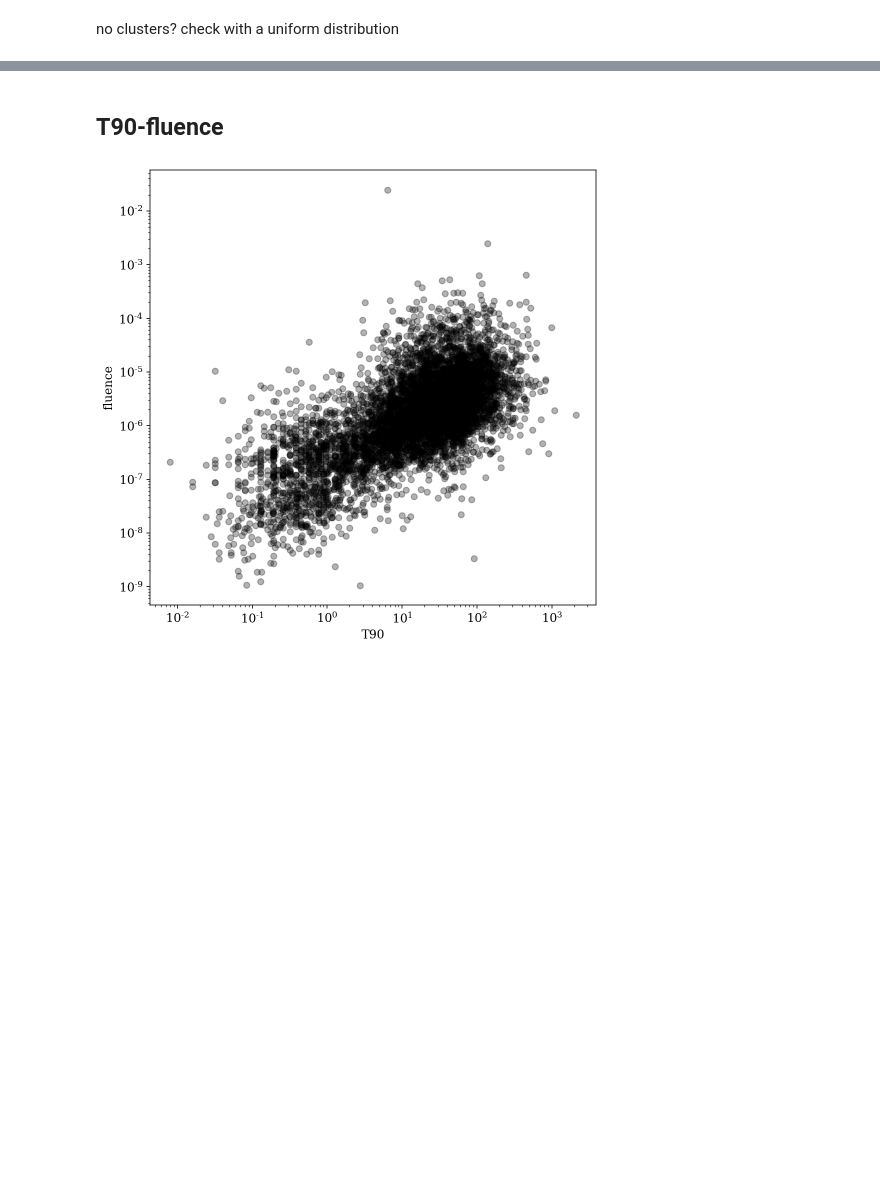
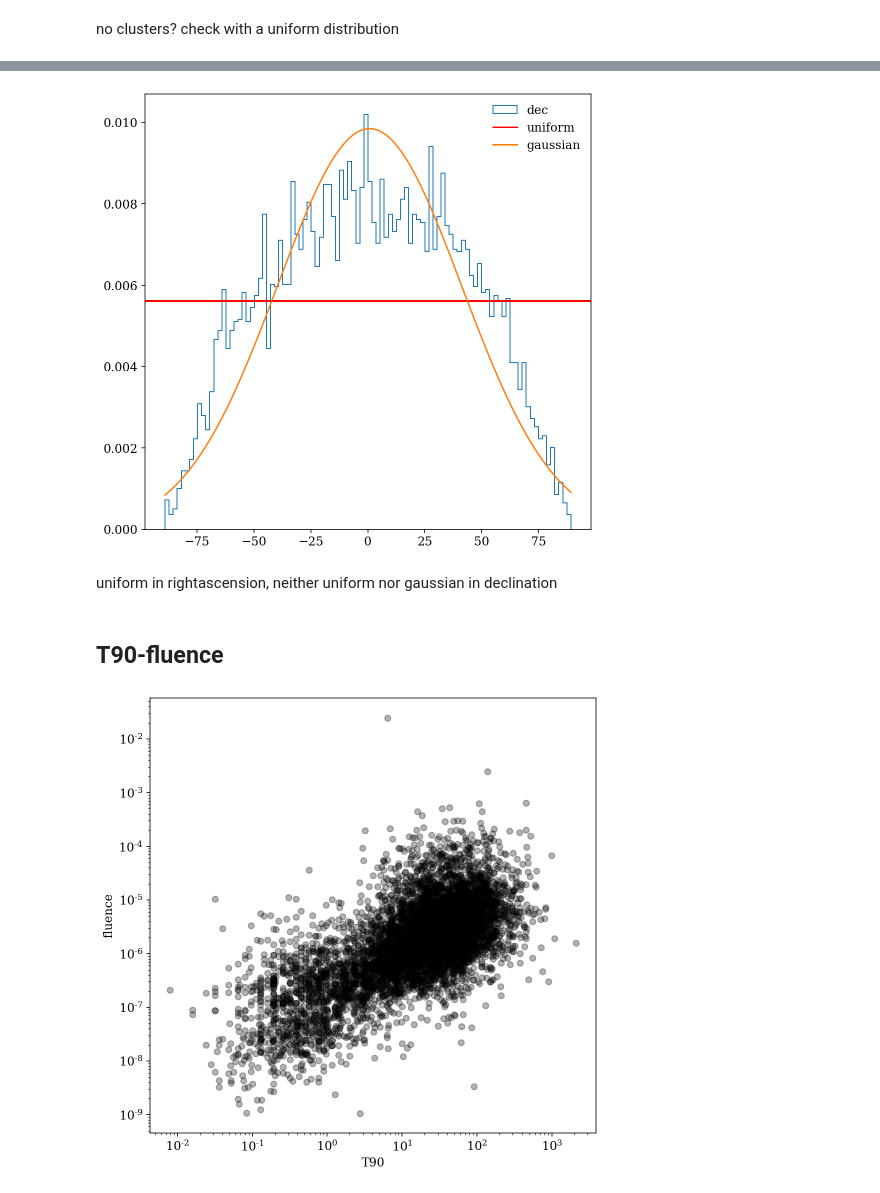
Before and after one commit to asantini29/astrostatistics_bicocca_2022, a Jupyter notebook: working/L14_GRB.ipynb, the cells around one changed output, grey strips where cells are left out. Drawn from its saved outputs; the diff is of its cells as text; code cells hidden in the pictures; blank space fills up the shorter version.

```diff
--- a/working/L14_GRB.ipynb
+++ b/working/L14_GRB.ipynb
@@ -49,3 +59,19 @@ no clusters? check with a uniform distribution
+# %%
+plt.hist(dec, bins = 100, density = True, histtype = 'step', label ='dec')
+mu, scale = norm.fit(dec)
+gauss = norm(mu, scale)
+
+grid = np.linspace(dec.min(), dec.max(), 100)
+
+plt.axhline(1/(dec.max() - dec.min()), c = 'r', label = 'uniform')
+plt.plot(grid, gauss.pdf(grid), label = 'gaussian')
+
+plt.legend(frameon = False)
+plt.show()
+# %% [output]
+[figure, added]
+# %% [markdown]
+uniform in rightascension, neither uniform nor gaussian in declination
 # %% [markdown]
 ## T90-fluence
 # %%
```
Also changed, not shown: parts of 22 cells of this notebook.
